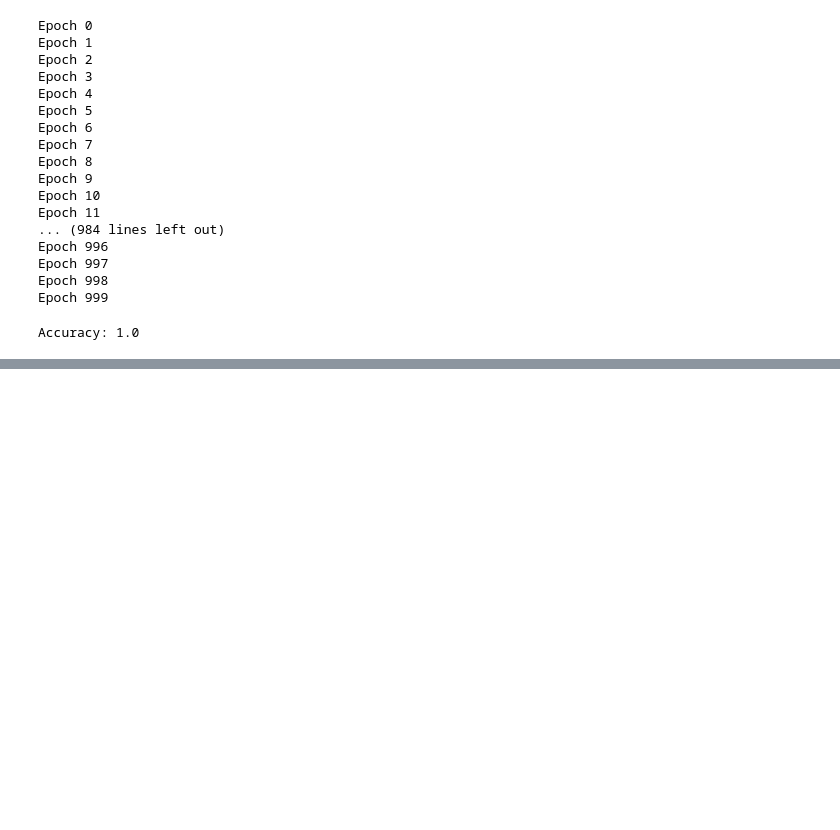
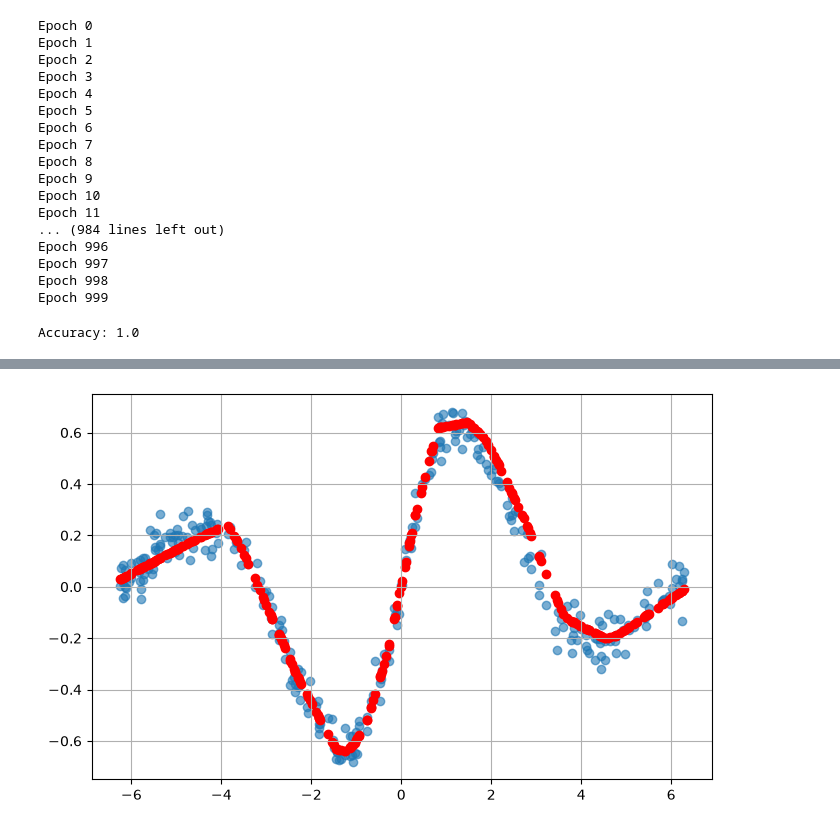
Before and after one commit to Klimentij-Kvl/neural-network-from-source, a Jupyter notebook: mlp_numpy.ipynb, the cells around one changed output, grey strips where cells are left out. Drawn from its saved outputs; the diff is of its cells as text; code cells hidden in the pictures; blank space fills up the shorter version.

```diff
--- a/mlp_numpy.ipynb
+++ b/mlp_numpy.ipynb
@@ -262,6 +238,6 @@ def generate_regression_data(n_samples =300, noise =0.05) :
     n_samples, 1) * noise
     return x, y
 # %%
-X_regression, y_regression = generate_regression_data()
+x_regression, y_regression = generate_regression_data()
 # %%
 plt.figure(figsize=(8, 5))
@@ -274,0 +251,6 @@ plt.show()
+# %%
+regression_net = MLP(
+    sizes=[1, 16, 16, 1],
+    activations=['relu', 'relu', 'linear'],
+    cost='MSE'
+)
@@ -274,0 +283,8 @@ plt.show()
+# %%
+plt.figure(figsize=(8, 5))
+plt.scatter(x_regression, y_regression, alpha=0.6)
+plt.scatter(x_regression, (regression_net.feedforward(x_regression.T)).T, c='red')
+plt.grid()
+plt.show()
+# %% [output]
+[figure, added]
```
Also changed, not shown: parts of 7 cells of this notebook.
